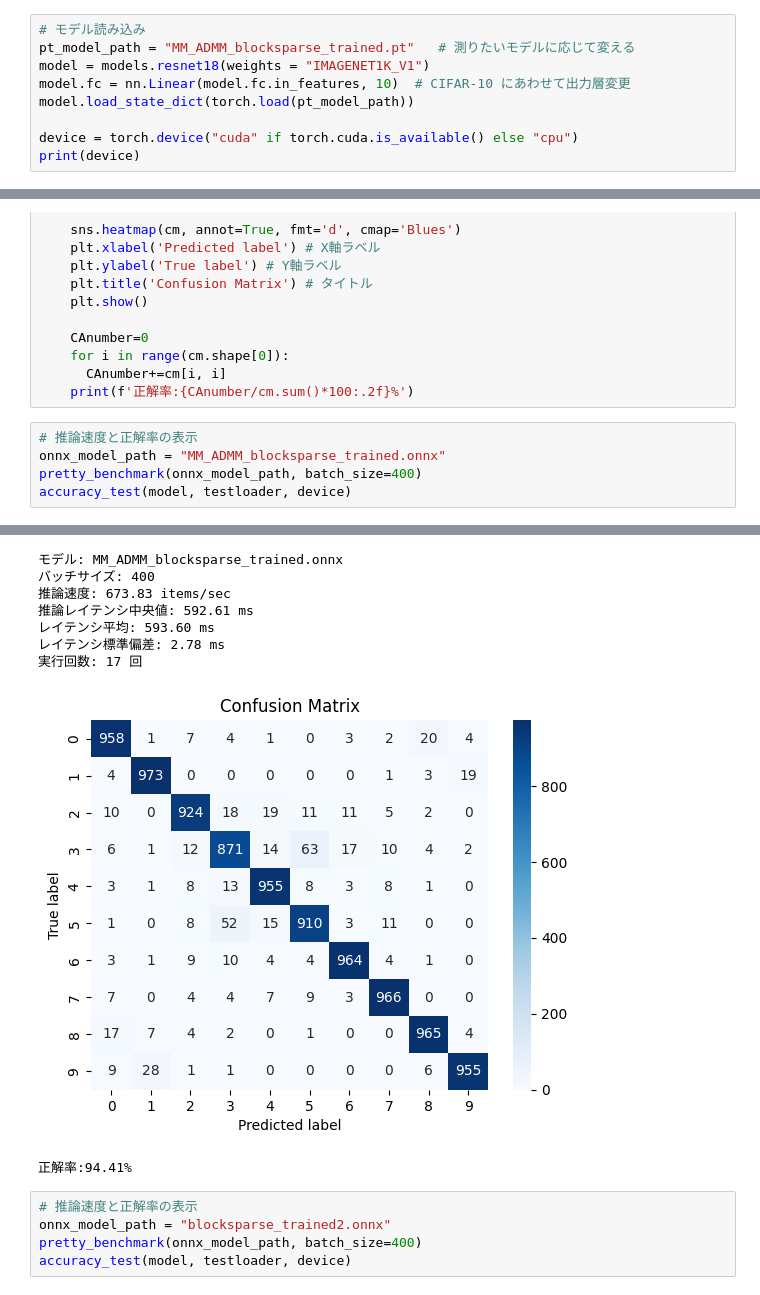
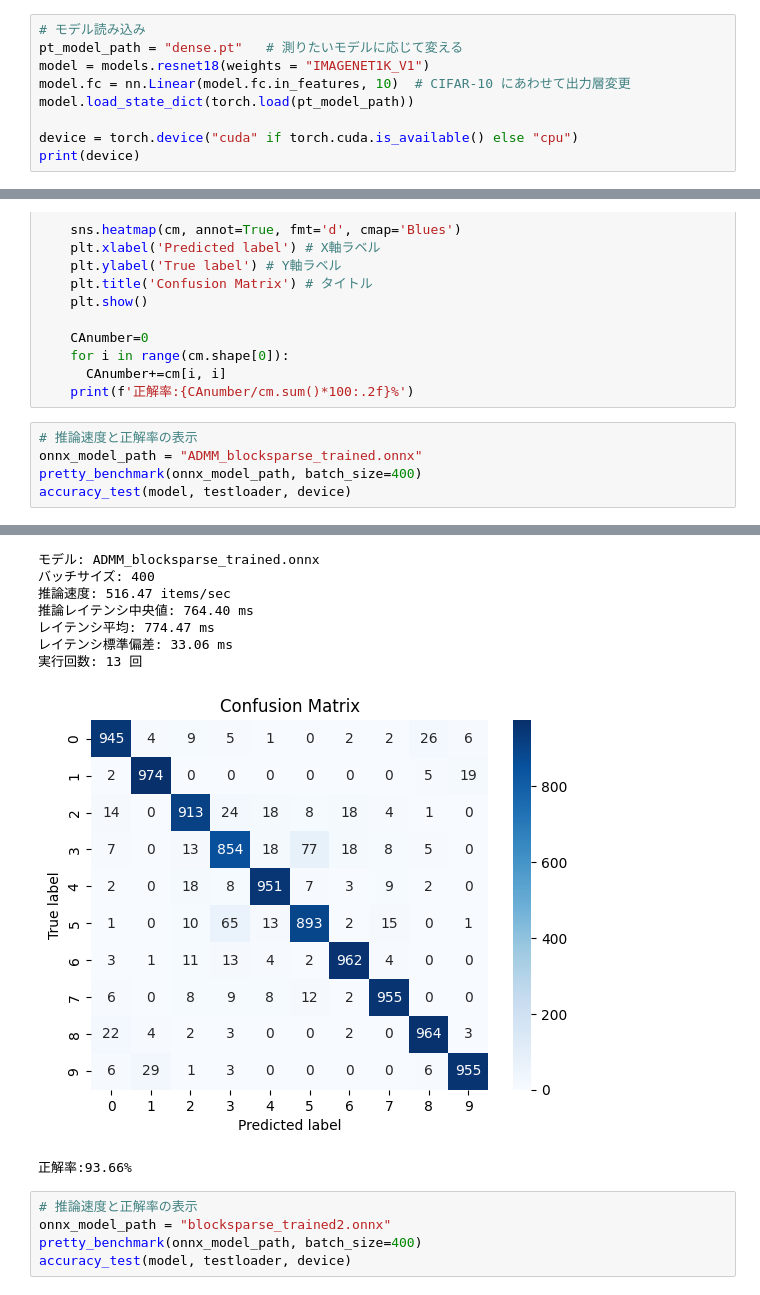
Before and after one commit to Ry0ta3/my-research, a Jupyter notebook: モデルのテスト.ipynb, the cells around one changed output, grey strips where cells are left out. Cells and saved outputs as stored; diff of their text form.

```diff
--- a/モデルのテスト.ipynb
+++ b/モデルのテスト.ipynb
@@ -34,7 +36,7 @@ import seaborn as sns
 from sklearn.metrics import confusion_matrix
 # %%
 # モデル読み込み
-pt_model_path = "MM_ADMM_blocksparse_trained.pt"   # 測りたいモデルに応じて変える
+pt_model_path = "dense.pt"   # 測りたいモデルに応じて変える
 model = models.resnet18(weights = "IMAGENET1K_V1")
 model.fc = nn.Linear(model.fc.in_features, 10)  # CIFAR-10 にあわせて出力層変更
 model.load_state_dict(torch.load(pt_model_path))
@@ -102,7 +104,7 @@ def accuracy_test(model, test_loader, device):
     print(f'正解率:{CAnumber/cm.sum()*100:.2f}%')
 # %%
 # 推論速度と正解率の表示
-onnx_model_path = "MM_ADMM_blocksparse_trained.onnx"
+onnx_model_path = "ADMM_blocksparse_trained.onnx"
 pretty_benchmark(onnx_model_path, batch_size=400)
 accuracy_test(model, testloader, device)
 # %% [output]
@@ -122,12 +124,12 @@ DeepSparse, Copyright 2021-present / Neuralmagic, Inc. version: 1.8.0 COMMUNITY
-モデル: MM_ADMM_blocksparse_trained.onnx
+モデル: ADMM_blocksparse_trained.onnx
 バッチサイズ: 400
-推論速度: 673.83 items/sec
-推論レイテンシ中央値: 592.61 ms
-レイテンシ平均: 593.60 ms
-レイテンシ標準偏差: 2.78 ms
-実行回数: 17 回
+推論速度: 516.47 items/sec
+推論レイテンシ中央値: 764.40 ms
+レイテンシ平均: 774.47 ms
+レイテンシ標準偏差: 33.06 ms
+実行回数: 13 回
-[figure, old version]
+[figure, new version]
-正解率:94.41%
+正解率:93.66%
 # %%
 # 推論速度と正解率の表示
 onnx_model_path = "blocksparse_trained2.onnx"
```
Also changed, not shown: parts of 3 cells of this notebook, 6 other files.
